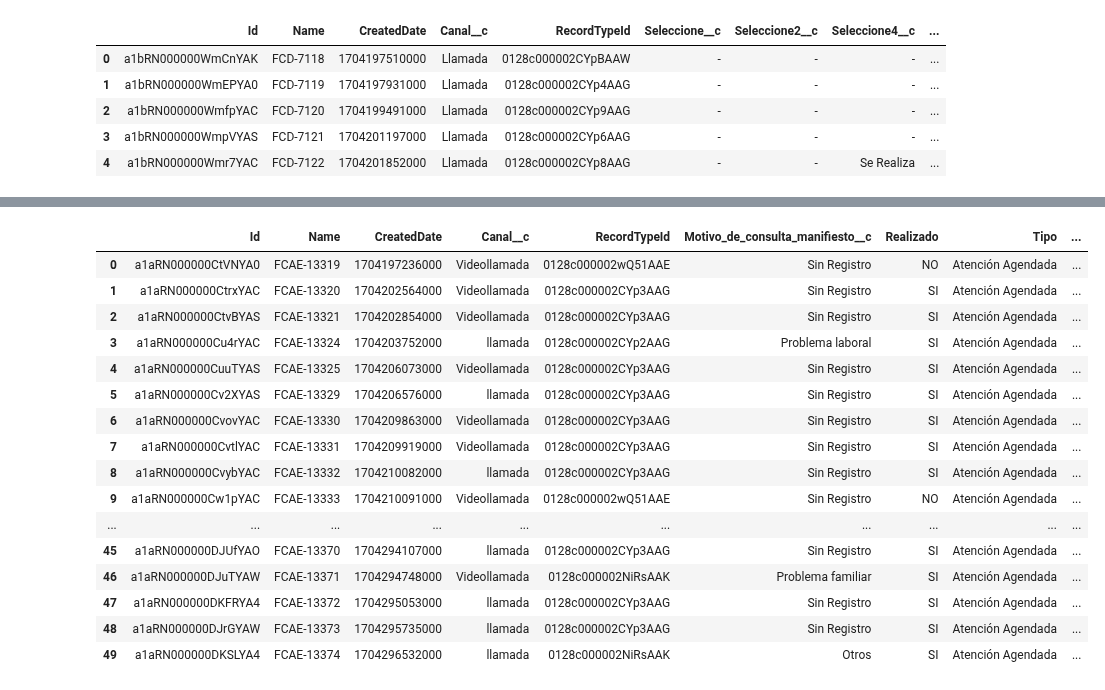
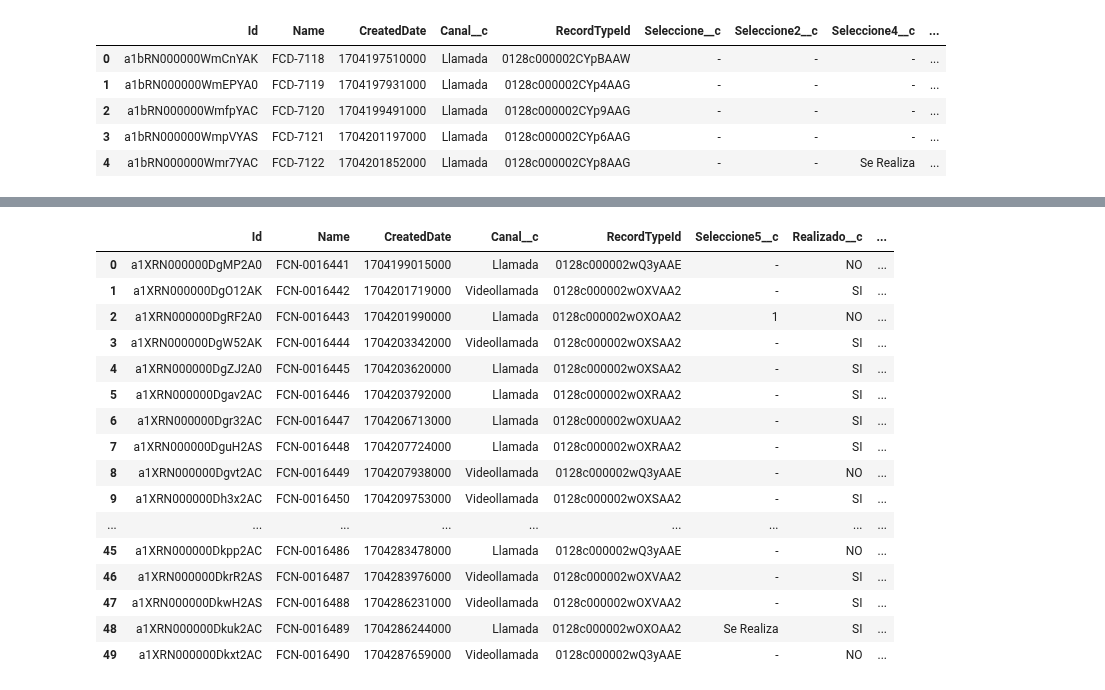
Before and after one commit to juanca-martinez/basefinal, a Jupyter notebook: modeloNuevo/deporte_JK.ipynb, the cells around one changed output, grey strips where cells are left out. Saved outputs shown, nothing was run; the diff lists cells and outputs as text; code cells hidden in the pictures.

```diff
--- a/modeloNuevo/deporte_JK.ipynb
+++ b/modeloNuevo/deporte_JK.ipynb
@@ -96,7 +94,7 @@ df_deportes.head()
 | 4 | a1bRN000000Wmr7YAC | FCD-7122 | 1704201852000 | Llamada | 0128c000002CYp8AAG | - | - | Se Realiza | ... |
 # %%
 #Clínica Nutrición
-query_nutricion = "SELECT Id,Name,CreatedDate,Canal__c, RecordTypeId,Seleccione5__c from Ficha_Clinica_Nutrici_n__c WHERE CALENDAR_YEAR(CreatedDate ) >= 2024 ORDER BY CreatedDate"
+query_nutricion = "SELECT Id,Name,CreatedDate,Canal__c, RecordTypeId,Seleccione5__c,Realizado__c,Tipo_de_Atenci_n__c from Ficha_Clinica_Nutrici_n__c WHERE CALENDAR_YEAR(CreatedDate ) >= 2024 ORDER BY CreatedDate"
 df_nutricion = sf.smart_query(query_nutricion)
 df_nutricion["Seleccione5__c"] = (
     df_nutricion["Seleccione5__c"].astype(str).replace("No Contesta", "1")
@@ -105,7 +103,7 @@ df_nutricion["Realizado"] = np.where(
     (df_nutricion["Seleccione5__c"] != "1"), "SI", "NO"
 )
 df_nutricion["Realizado"] = np.where((df_nutricion["RecordTypeId"] == "0128c000002wQ2gAAE"),"NO",df_nutricion["Realizado"])
-df_nutricion["Realizado"] = np.where((df_nutricion["RecordTypeId"] == "0128c000002wQ2gAAE"),"NO",df_nutricion["Realizado"])
+df_nutricion["Realizado"] = np.where((df_nutricion["RecordTypeId"] == "0128c000002wQ3yAAE"),"NO",df_nutricion["Realizado"])
 df_nutricion["Realizado"] = np.where((df_nutricion["RecordTypeId"] == "0128c000002wOXWAA2"),"NO",df_nutricion["Realizado"])
 
 condlist = [
@@ -186,20 +183,20 @@ df_general.head()
 # %%
-df_psicologia.head(50)
+df_nutricion.head(50)
 # %% [output]
-|  | Id | Name | CreatedDate | Canal__c | RecordTypeId | Motivo_de_consulta_manifiesto__c | Realizado | Tipo | ... |
-| 0 | a1aRN000000CtVNYA0 | FCAE-13319 | 1704197236000 | Videollamada | 0128c000002wQ51AAE | Sin Registro | NO | Atención Agendada | ... |
-| 1 | a1aRN000000CtrxYAC | FCAE-13320 | 1704202564000 | Videollamada | 0128c000002CYp3AAG | Sin Registro | SI | Atención Agendada | ... |
-| 2 | a1aRN000000CtvBYAS | FCAE-13321 | 1704202854000 | Videollamada | 0128c000002CYp3AAG | Sin Registro | SI | Atención Agendada | ... |
-| 3 | a1aRN000000Cu4rYAC | FCAE-13324 | 1704203752000 | llamada | 0128c000002CYp2AAG | Problema laboral | SI | Atención Agendada | ... |
-| 4 | a1aRN000000CuuTYAS | FCAE-13325 | 1704206073000 | Videollamada | 0128c000002CYp3AAG | Sin Registro | SI | Atención Agendada | ... |
-| 5 | a1aRN000000Cv2XYAS | FCAE-13329 | 1704206576000 | llamada | 0128c000002CYp3AAG | Sin Registro | SI | Atención Agendada | ... |
-| 6 | a1aRN000000CvovYAC | FCAE-13330 | 1704209863000 | Videollamada | 0128c000002CYp3AAG | Sin Registro | SI | Atención Agendada | ... |
-| 7 | a1aRN000000CvtlYAC | FCAE-13331 | 1704209919000 | Videollamada | 0128c000002CYp3AAG | Sin Registro | SI | Atención Agendada | ... |
-| 8 | a1aRN000000CvybYAC | FCAE-13332 | 1704210082000 | llamada | 0128c000002CYp3AAG | Sin Registro | SI | Atención Agendada | ... |
-| 9 | a1aRN000000Cw1pYAC | FCAE-13333 | 1704210091000 | Videollamada | 0128c000002wQ51AAE | Sin Registro | NO | Atención Agendada | ... |
-| ... | ... | ... | ... | ... | ... | ... | ... | ... | ... |
-| 45 | a1aRN000000DJUfYAO | FCAE-13370 | 1704294107000 | llamada | 0128c000002CYp3AAG | Sin Registro | SI | Atención Agendada | ... |
-| 46 | a1aRN000000DJuTYAW | FCAE-13371 | 1704294748000 | Videollamada | 0128c000002NiRsAAK | Problema familiar | SI | Atención Agendada | ... |
-| 47 | a1aRN000000DKFRYA4 | FCAE-13372 | 1704295053000 | llamada | 0128c000002CYp3AAG | Sin Registro | SI | Atención Agendada | ... |
-| 48 | a1aRN000000DJrGYAW | FCAE-13373 | 1704295735000 | llamada | 0128c000002CYp3AAG | Sin Registro | SI | Atención Agendada | ... |
-| 49 | a1aRN000000DKSLYA4 | FCAE-13374 | 1704296532000 | llamada | 0128c000002NiRsAAK | Otros | SI | Atención Agendada | ... |
+|  | Id | Name | CreatedDate | Canal__c | RecordTypeId | Seleccione5__c | Realizado__c | ... |
+| 0 | a1XRN000000DgMP2A0 | FCN-0016441 | 1704199015000 | Llamada | 0128c000002wQ3yAAE | - | NO | ... |
+| 1 | a1XRN000000DgO12AK | FCN-0016442 | 1704201719000 | Videollamada | 0128c000002wOXVAA2 | - | SI | ... |
+| 2 | a1XRN000000DgRF2A0 | FCN-0016443 | 1704201990000 | Llamada | 0128c000002wOXOAA2 | 1 | NO | ... |
+| 3 | a1XRN000000DgW52AK | FCN-0016444 | 1704203342000 | Videollamada | 0128c000002wOXSAA2 | - | SI | ... |
+| 4 | a1XRN000000DgZJ2A0 | FCN-0016445 | 1704203620000 | Llamada | 0128c000002wOXSAA2 | - | SI | ... |
+| 5 | a1XRN000000Dgav2AC | FCN-0016446 | 1704203792000 | Llamada | 0128c000002wOXRAA2 | - | SI | ... |
+| 6 | a1XRN000000Dgr32AC | FCN-0016447 | 1704206713000 | Llamada | 0128c000002wOXUAA2 | - | SI | ... |
+| 7 | a1XRN000000DguH2AS | FCN-0016448 | 1704207724000 | Llamada | 0128c000002wOXRAA2 | - | SI | ... |
+| 8 | a1XRN000000Dgvt2AC | FCN-0016449 | 1704207938000 | Videollamada | 0128c000002wQ3yAAE | - | NO | ... |
+| 9 | a1XRN000000Dh3x2AC | FCN-0016450 | 1704209753000 | Videollamada | 0128c000002wOXSAA2 | - | SI | ... |
+| ... | ... | ... | ... | ... | ... | ... | ... | ... |
+| 45 | a1XRN000000Dkpp2AC | FCN-0016486 | 1704283478000 | Llamada | 0128c000002wQ3yAAE | - | NO | ... |
+| 46 | a1XRN000000DkrR2AS | FCN-0016487 | 1704283976000 | Videollamada | 0128c000002wOXVAA2 | - | SI | ... |
+| 47 | a1XRN000000DkwH2AS | FCN-0016488 | 1704286231000 | Videollamada | 0128c000002wOXVAA2 | - | SI | ... |
+| 48 | a1XRN000000Dkuk2AC | FCN-0016489 | 1704286244000 | Llamada | 0128c000002wOXOAA2 | Se Realiza | SI | ... |
+| 49 | a1XRN000000Dkxt2AC | FCN-0016490 | 1704287659000 | Videollamada | 0128c000002wQ3yAAE | - | NO | ... |
```
Also changed, not shown: parts of 6 cells of this notebook.
